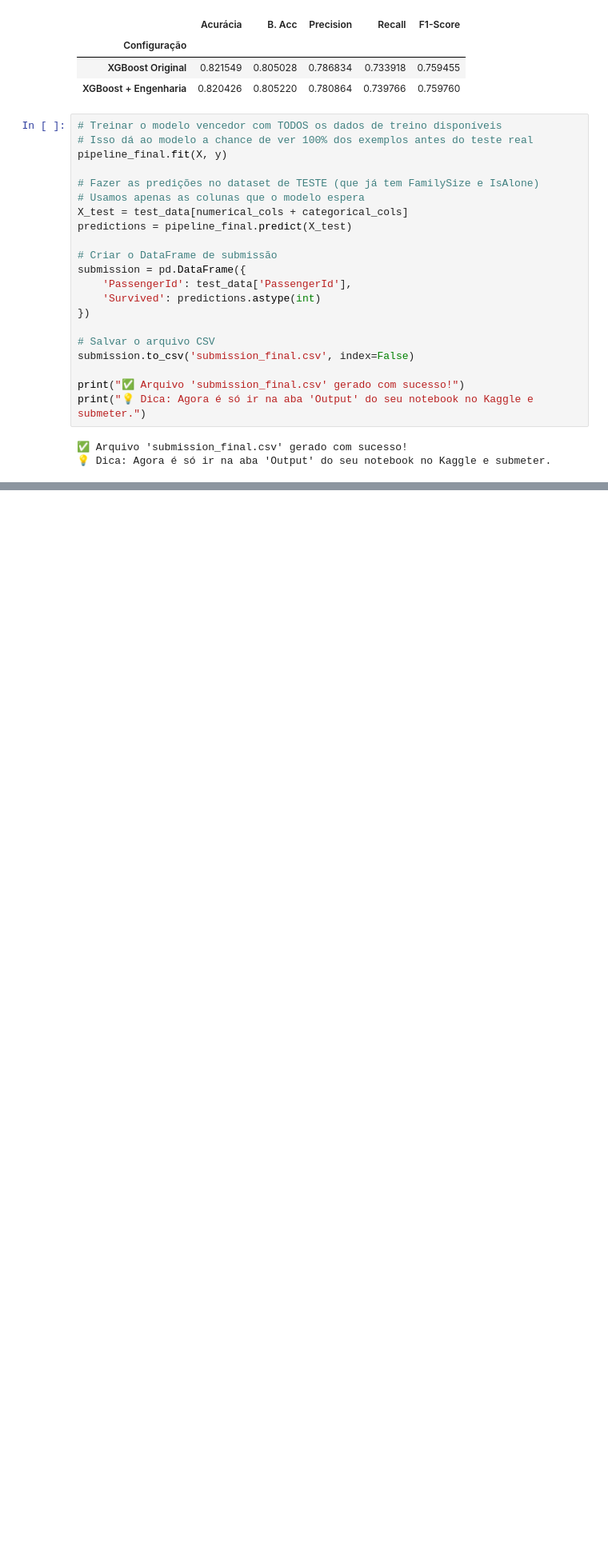
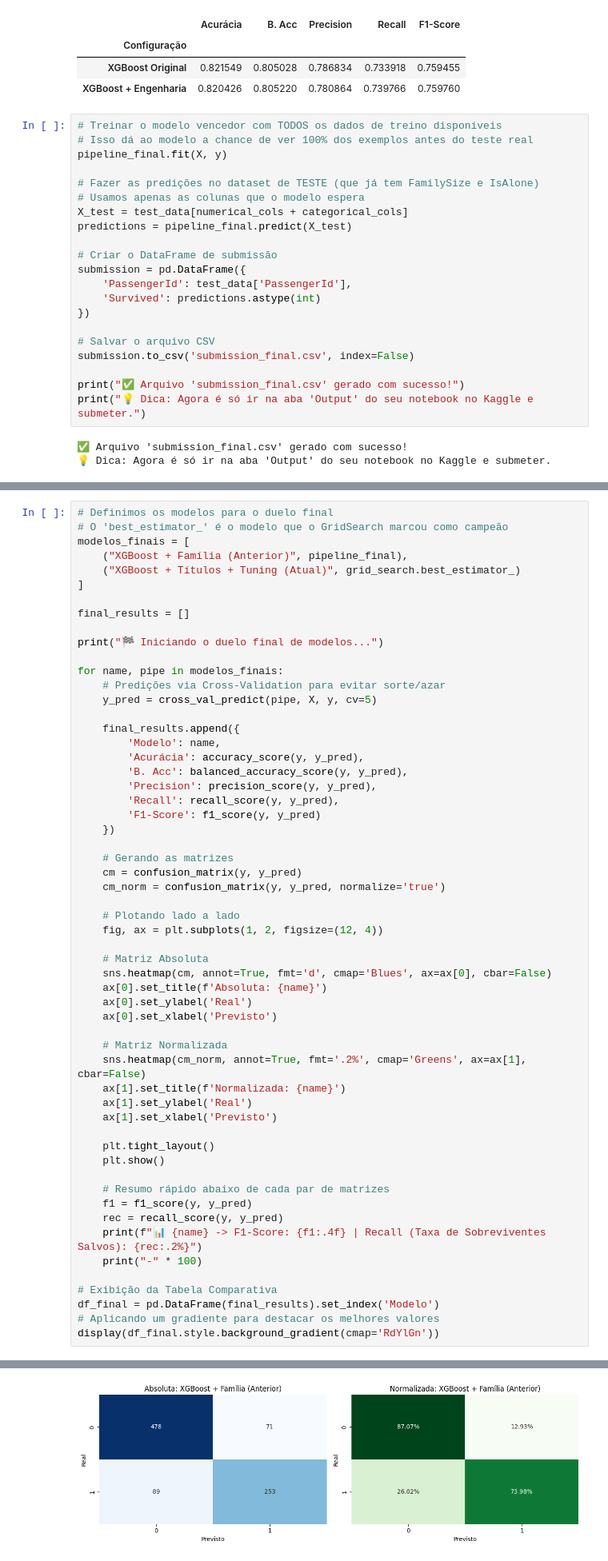
Before and after one commit to zehclaudio/Kaggle, a Jupyter notebook: titanic-tutorial-pipelines-and-baselines.ipynb, the cells around one changed output, grey strips where cells are left out. Shown at 80% size. Drawn from its saved outputs; the diff is of its cells as text; blank space fills up the shorter version.

```diff
--- a/titanic-tutorial-pipelines-and-baselines.ipynb
+++ b/titanic-tutorial-pipelines-and-baselines.ipynb
@@ -652,0 +891,58 @@ print("💡 Dica: Agora é só ir na aba 'Output' do seu notebook no Kaggle e su
+# %%
+# Definimos os modelos para o duelo final
+# O 'best_estimator_' é o modelo que o GridSearch marcou como campeão
+modelos_finais = [
+    ("XGBoost + Família (Anterior)", pipeline_final),
+    ("XGBoost + Títulos + Tuning (Atual)", grid_search.best_estimator_)
+]
+
+final_results = []
+
+print("🏁 Iniciando o duelo final de modelos...")
+
+for name, pipe in modelos_finais:
+    # Predições via Cross-Validation para evitar sorte/azar
+    y_pred = cross_val_predict(pipe, X, y, cv=5)
+
+    final_results.append({
+        'Modelo': name,
+        'Acurácia': accuracy_score(y, y_pred),
+        'B. Acc': balanced_accuracy_score(y, y_pred),
+        'Precision': precision_score(y, y_pred),
+        'Recall': recall_score(y, y_pred),
+        'F1-Score': f1_score(y, y_pred)
+    })
+
+    # Gerando as matrizes
+    cm = confusion_matrix(y, y_pred)
+    cm_norm = confusion_matrix(y, y_pred, normalize='true')
+
+    # Plotando lado a lado
+    fig, ax = plt.subplots(1, 2, figsize=(12, 4))
+
+    # Matriz Absoluta
+    sns.heatmap(cm, annot=True, fmt='d', cmap='Blues', ax=ax[0], cbar=False)
+    ax[0].set_title(f'Absoluta: {name}')
+    ax[0].set_ylabel('Real')
+    ax[0].set_xlabel('Previsto')
+
+    # Matriz Normalizada
+    sns.heatmap(cm_norm, annot=True, fmt='.2%', cmap='Greens', ax=ax[1], cbar=False)
+    ax[1].set_title(f'Normalizada: {name}')
+    ax[1].set_ylabel('Real')
+    ax[1].set_xlabel('Previsto')
+
+    plt.tight_layout()
+    plt.show()
+
+    # Resumo rápido abaixo de cada par de matrizes
+    f1 = f1_score(y, y_pred)
+    rec = recall_score(y, y_pred)
+    print(f"📊 {name} -> F1-Score: {f1:.4f} | Recall (Taxa de Sobreviventes Salvos): {rec:.2%}")
+    print("-" * 100)
+
+# Exibição da Tabela Comparativa
+df_final = pd.DataFrame(final_results).set_index('Modelo')
+# Aplicando um gradiente para destacar os melhores valores
+display(df_final.style.background_gradient(cmap='RdYlGn'))
+# %% [output]
@@ -652,0 +950 @@ print("💡 Dica: Agora é só ir na aba 'Output' do seu notebook no Kaggle e su
+[figure, added]
```
Also changed, not shown: parts of 35 cells of this notebook.
